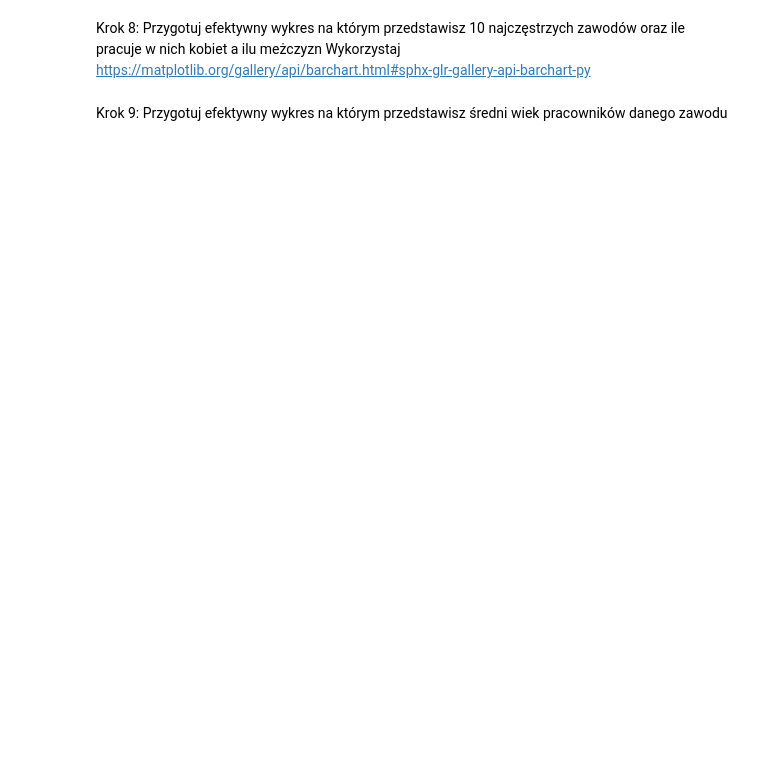
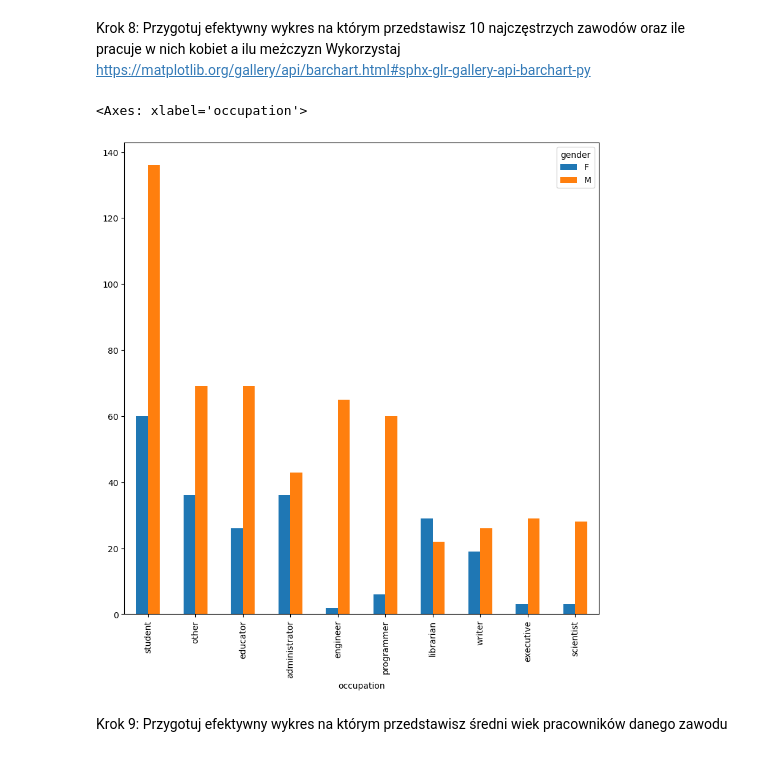
Before and after one commit to Banzanic/effective_python, a Jupyter notebook: lab12.ipynb, the cells around one changed output. Saved outputs shown, nothing was run; the diff lists cells and outputs as text; code cells hidden in the pictures; blank space fills up the shorter version.

```diff
--- a/lab12.ipynb
+++ b/lab12.ipynb
@@ -188,5 +260,15 @@ Przygotuj dwa wykresy:
 # %% [markdown]
 Krok 8: Przygotuj efektywny wykres na którym przedstawisz 10 najczęstrzych zawodów oraz ile pracuje w nich kobiet a ilu meżczyzn
 Wykorzystaj https://matplotlib.org/gallery/api/barchart.html#sphx-glr-gallery-api-barchart-py
+# %%
+import matplotlib.pyplot as plt
+ppl = ocupation.groupby(['occupation', 'gender']).size().unstack()
+ppl['all'] = ppl.sum(axis=1)
+ppl = ppl.sort_values(by='all', ascending=False)[:10]
+del ppl['all']
+ppl.plot.bar(figsize=(10, 10))
+# %% [output]
+<Axes: xlabel='occupation'>
+[figure, added]
 # %% [markdown]
 Krok 9: Przygotuj efektywny wykres na którym przedstawisz średni wiek pracowników danego zawodu
```
Also changed, not shown: parts of 12 cells of this notebook.
